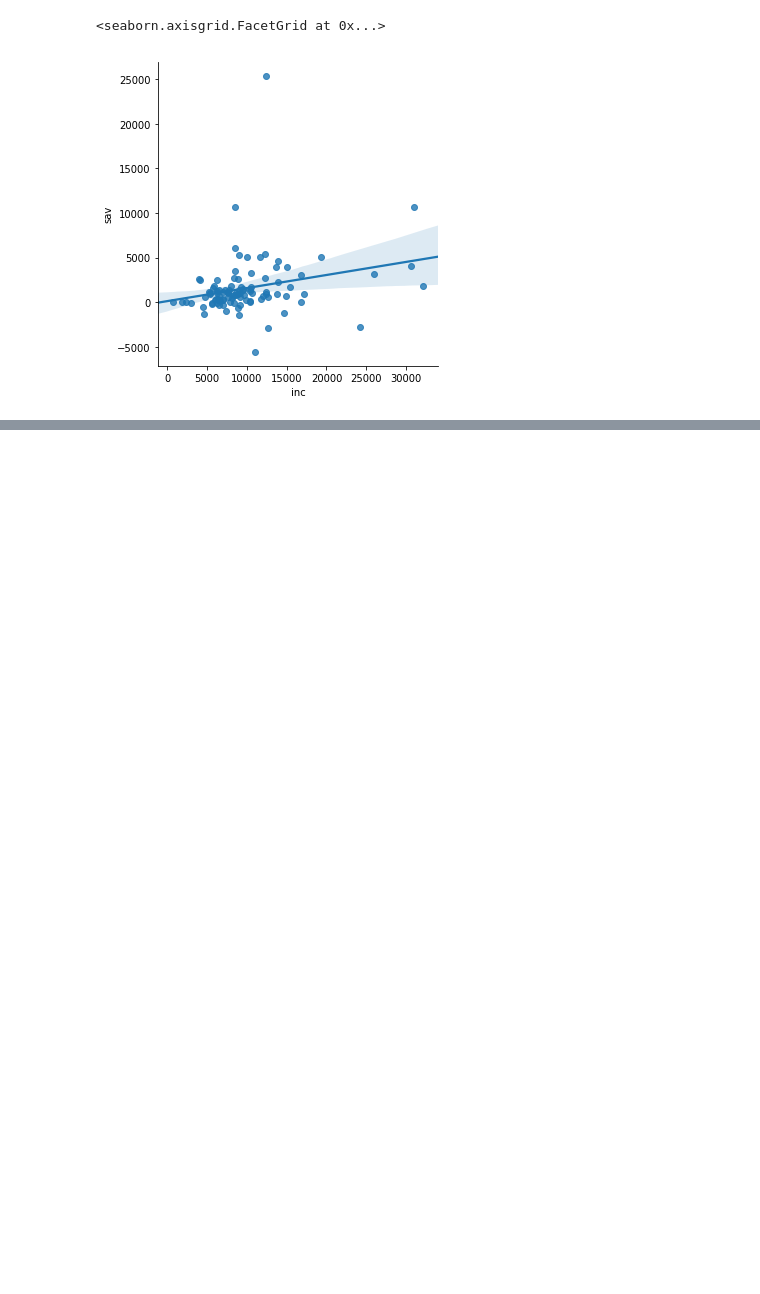
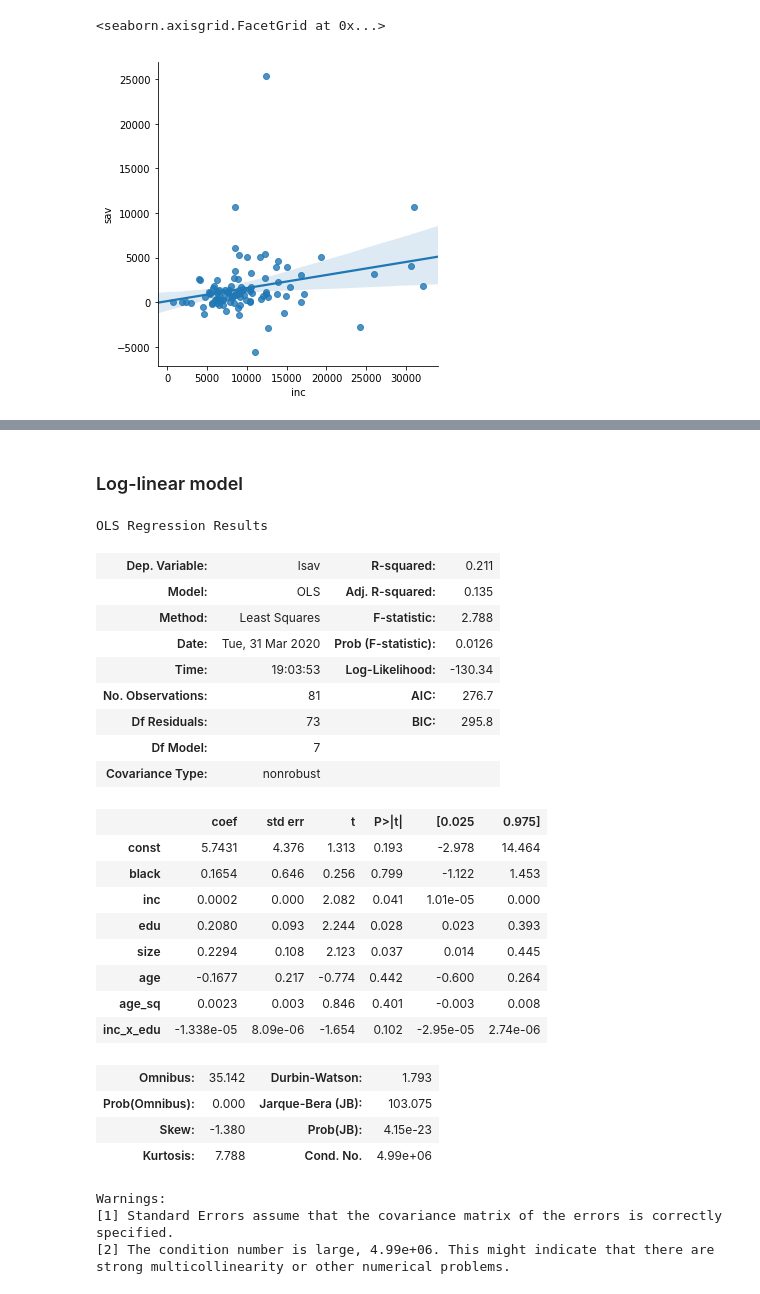
Before and after one commit to espin086/mybook_python_econometrics, a Jupyter notebook: notebooks/2_multiple_linear_regression/2_multiple_linear_regression.ipynb, the cells around one changed output, grey strips where cells are left out. Saved outputs shown, nothing was run; the diff lists cells and outputs as text; code cells hidden in the pictures; blank space fills up the shorter version.

```diff
--- a/notebooks/2_multiple_linear_regression/2_multiple_linear_regression.ipynb
+++ b/notebooks/2_multiple_linear_regression/2_multiple_linear_regression.ipynb
@@ -220,0 +295,37 @@ scatter_with_line(df=df, x='inc', y='sav')
+# %% [markdown]
+### Log-linear model
+# %%
+df = df[df['sav'] > 0]
+df['lsav'] = np.log(df['sav'])
+# %%
+model = regression_model(list_of_x=['black','inc', 'edu', 'size', 'age', 'age_sq', 'inc_x_edu'], y='lsav', df=df)
+# %%
+model.summary()
+# %% [output]
+OLS Regression Results
+| Dep. Variable: | lsav | R-squared: | 0.211 |
+| Model: | OLS | Adj. R-squared: | 0.135 |
+| Method: | Least Squares | F-statistic: | 2.788 |
+| Date: | Tue, 31 Mar 2020 | Prob (F-statistic): | 0.0126 |
+| Time: | 19:03:53 | Log-Likelihood: | -130.34 |
+| No. Observations: | 81 | AIC: | 276.7 |
+| Df Residuals: | 73 | BIC: | 295.8 |
+| Df Model: | 7 |  |  |
+| Covariance Type: | nonrobust |  |  |
+|  | coef | std err | t | P>|t| | [0.025 | 0.975] |
+| const | 5.7431 | 4.376 | 1.313 | 0.193 | -2.978 | 14.464 |
+| black | 0.1654 | 0.646 | 0.256 | 0.799 | -1.122 | 1.453 |
+| inc | 0.0002 | 0.000 | 2.082 | 0.041 | 1.01e-05 | 0.000 |
+| edu | 0.2080 | 0.093 | 2.244 | 0.028 | 0.023 | 0.393 |
+| size | 0.2294 | 0.108 | 2.123 | 0.037 | 0.014 | 0.445 |
+| age | -0.1677 | 0.217 | -0.774 | 0.442 | -0.600 | 0.264 |
+| age_sq | 0.0023 | 0.003 | 0.846 | 0.401 | -0.003 | 0.008 |
+| inc_x_edu | -1.338e-05 | 8.09e-06 | -1.654 | 0.102 | -2.95e-05 | 2.74e-06 |
+| Omnibus: | 35.142 | Durbin-Watson: | 1.793 |
+| Prob(Omnibus): | 0.000 | Jarque-Bera (JB): | 103.075 |
+| Skew: | -1.380 | Prob(JB): | 4.15e-23 |
+| Kurtosis: | 7.788 | Cond. No. | 4.99e+06 |
+Warnings:
+[1] Standard Errors assume that the covariance matrix of the errors is correctly specified.
+[2] The condition number is large, 4.99e+06. This might indicate that there are
+strong multicollinearity or other numerical problems.
```
Also changed, not shown: parts of 12 cells of this notebook, 1 other file.
